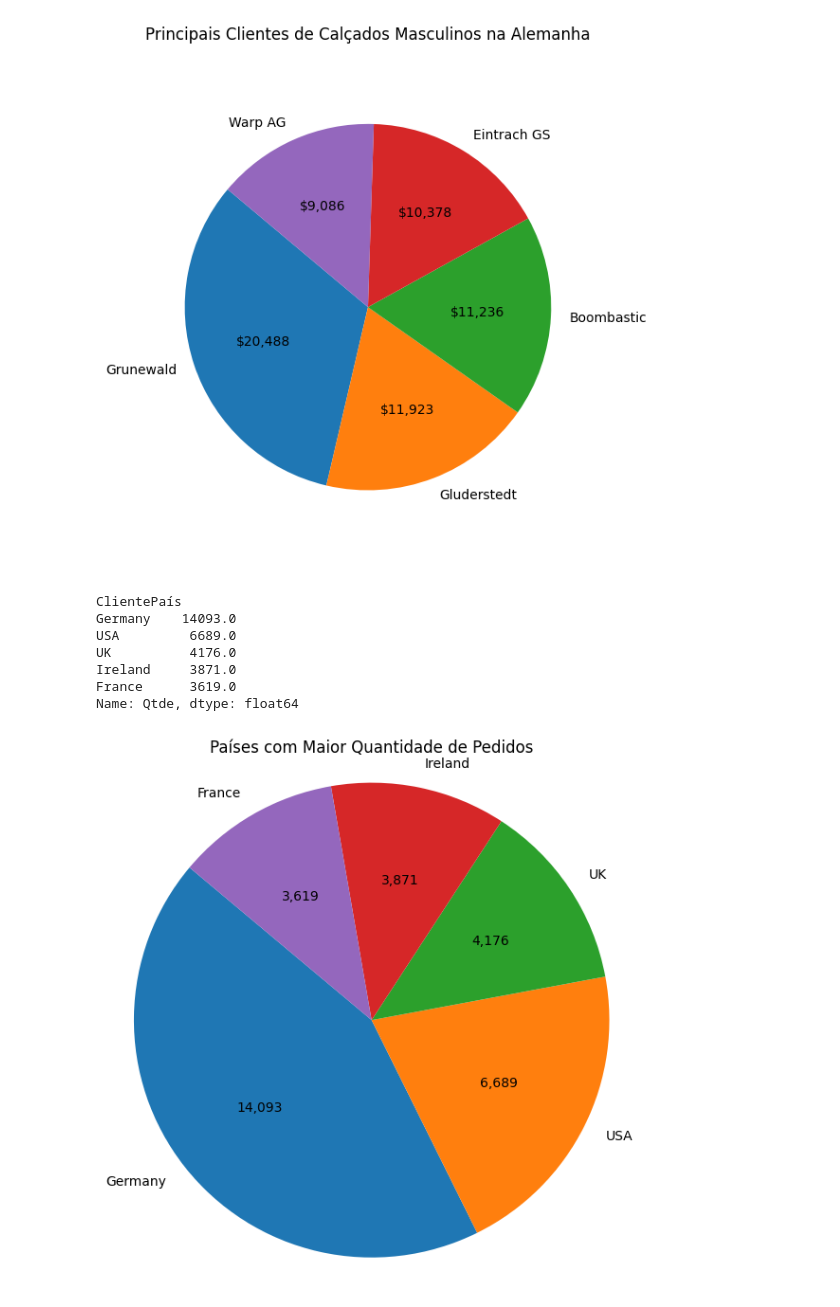
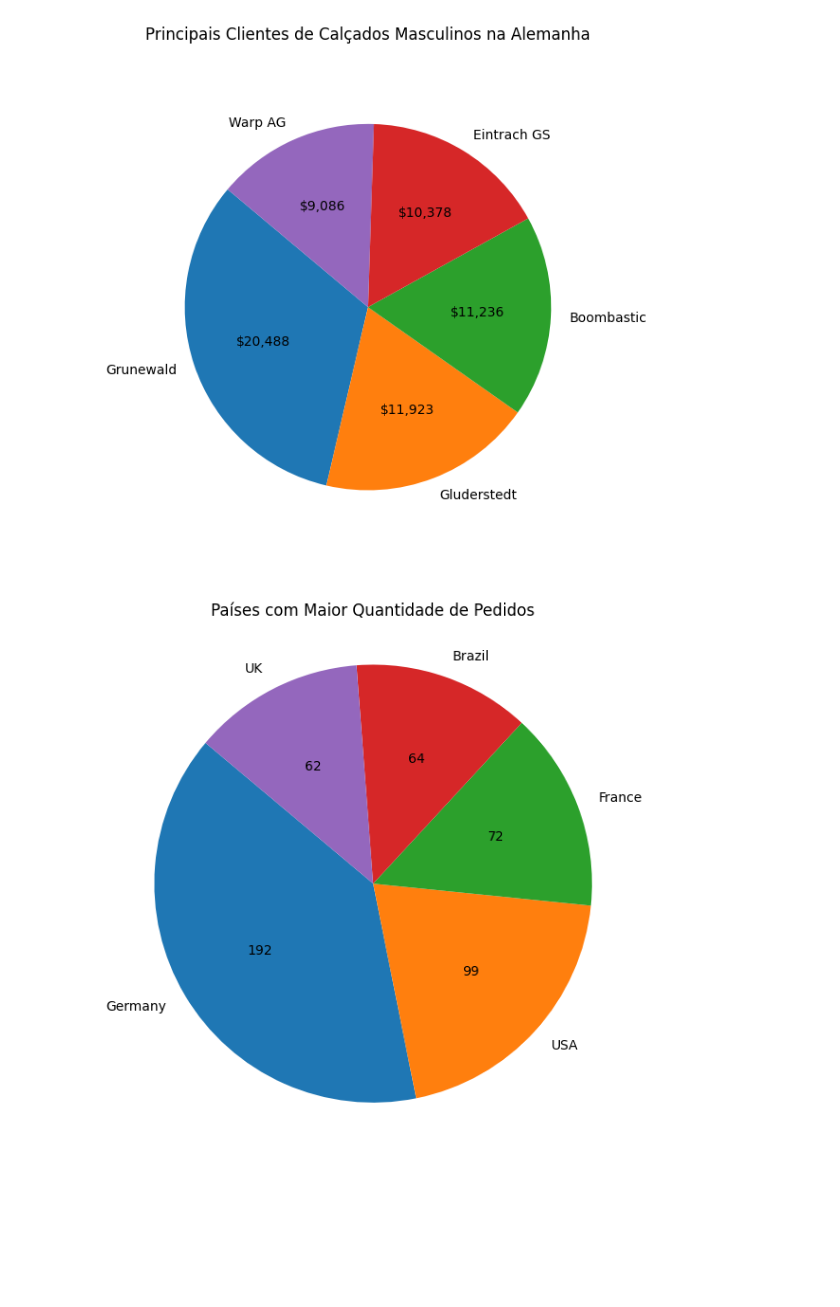
Before and after one commit to ronaldofillho/BI, a Jupyter notebook: Atividade1/Leitura.ipynb, the cells around one changed output. Cells and saved outputs as stored; diff of their text form; code cells hidden in the pictures; blank space fills up the shorter version.

Commit message:
fix: pedidoID

```diff
--- a/Atividade1/Leitura.ipynb
+++ b/Atividade1/Leitura.ipynb
@@ -349,28 +349,20 @@ Name: Vendas, dtype: float64
 # %%
 #10. Quais os países nos quais mais se tiram pedidos (qtde total de pedidos)?
 
-totalOrdersByCountry = planilha_total.groupby('ClientePaís')['Qtde'].sum()
+totalOrdersByCountry = planilha_total.groupby('ClientePaís')['PedidoID'].nunique()
 topCountriesByOrders = totalOrdersByCountry.sort_values(ascending=False).head(5)
-print(topCountriesByOrders)
 
 def absolute_value(val):
     a = np.round(val/100.*topCountriesByOrders.sum(), 0)
     return f'{a:,.0f}'
 
 plt.figure(figsize=(6,6))
 
 plt.pie(topCountriesByOrders, labels=topCountriesByOrders.index, autopct=absolute_value,startangle=140)
 
 plt.axis('equal')
 plt.title('Países com Maior Quantidade de Pedidos')
 plt.tight_layout()
 plt.show()
 # %% [output]
-ClientePaís
-Germany    14093.0
-USA         6689.0
-UK          4176.0
-Ireland     3871.0
-France      3619.0
-Name: Qtde, dtype: float64
-[figure, old version]
+[figure, new version]
```
